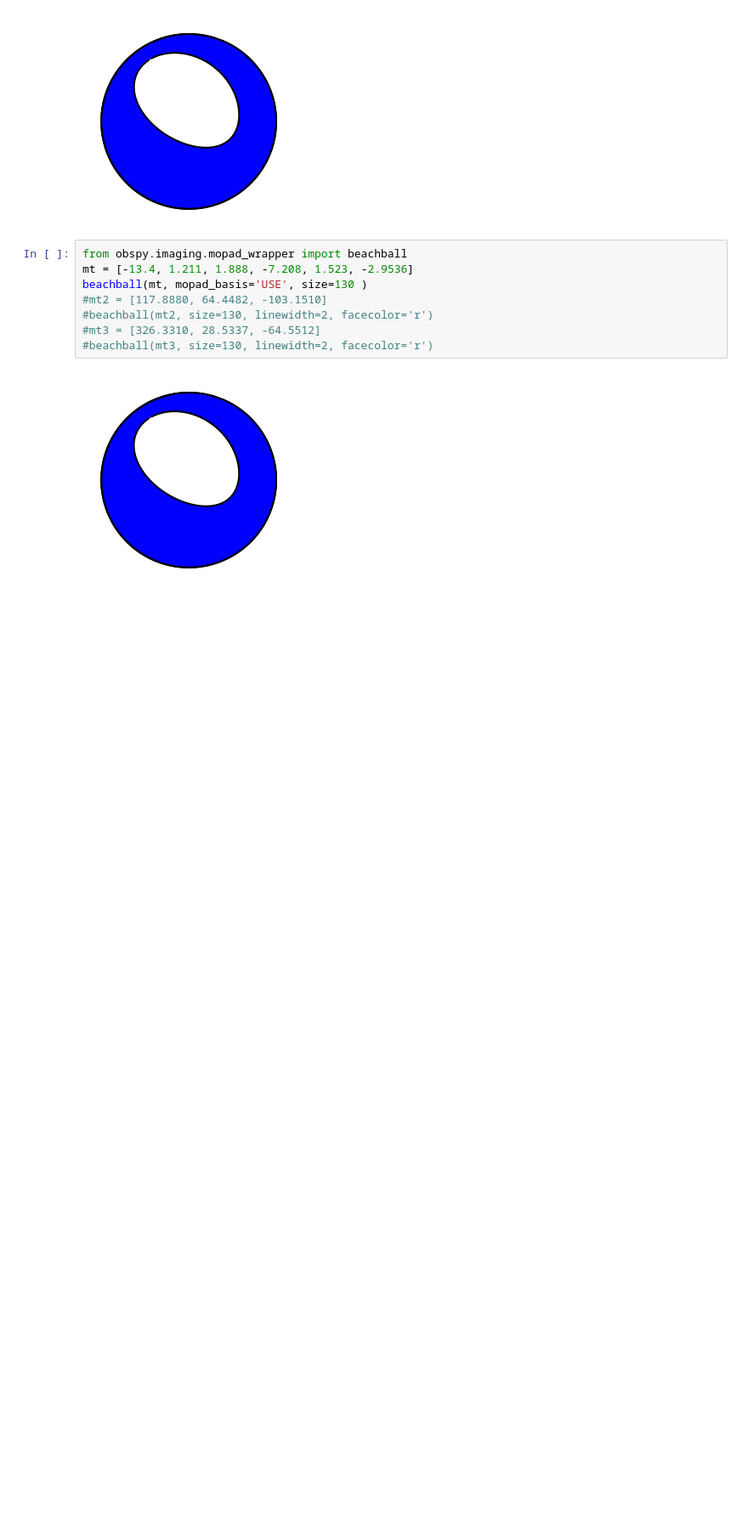
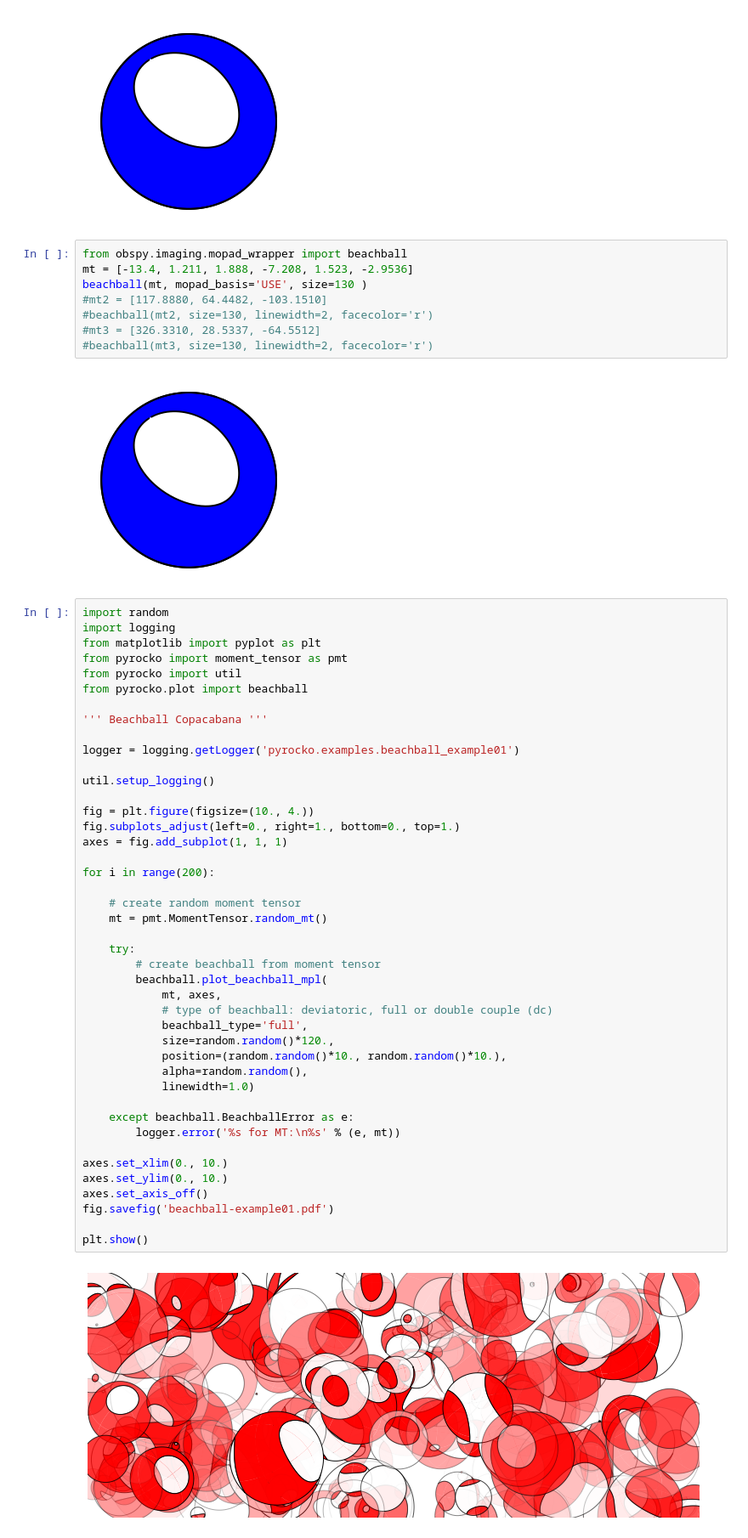
Before and after one commit to brioglade/gmt, a Jupyter notebook: meca.ipynb, the cells around one changed output. Shown at 85% size. Cells and saved outputs as stored; diff of their text form; blank space fills up the shorter version.

```diff
--- a/meca.ipynb
+++ b/meca.ipynb
@@ -103,3 +103,48 @@ beachball(mt, mopad_basis='USE', size=130 )
 #beachball(mt3, size=130, linewidth=2, facecolor='r')
 # %% [output]
 [figure]
+# %%
+import random
+import logging
+from matplotlib import pyplot as plt
+from pyrocko import moment_tensor as pmt
+from pyrocko import util
+from pyrocko.plot import beachball
+
+''' Beachball Copacabana '''
+
+logger = logging.getLogger('pyrocko.examples.beachball_example01')
+
+util.setup_logging()
+
+fig = plt.figure(figsize=(10., 4.))
+fig.subplots_adjust(left=0., right=1., bottom=0., top=1.)
+axes = fig.add_subplot(1, 1, 1)
+
+for i in range(200):
+
+    # create random moment tensor
+    mt = pmt.MomentTensor.random_mt()
+
+    try:
+        # create beachball from moment tensor
+        beachball.plot_beachball_mpl(
+            mt, axes,
+            # type of beachball: deviatoric, full or double couple (dc)
+            beachball_type='full',
+            size=random.random()*120.,
+            position=(random.random()*10., random.random()*10.),
+            alpha=random.random(),
+            linewidth=1.0)
+
+    except beachball.BeachballError as e:
+        logger.error('%s for MT:\n%s' % (e, mt))
+
+axes.set_xlim(0., 10.)
+axes.set_ylim(0., 10.)
+axes.set_axis_off()
+fig.savefig('beachball-example01.pdf')
+
+plt.show()
+# %% [output]
+[figure, added]
```
Also changed, not shown: parts of 9 cells of this notebook.
